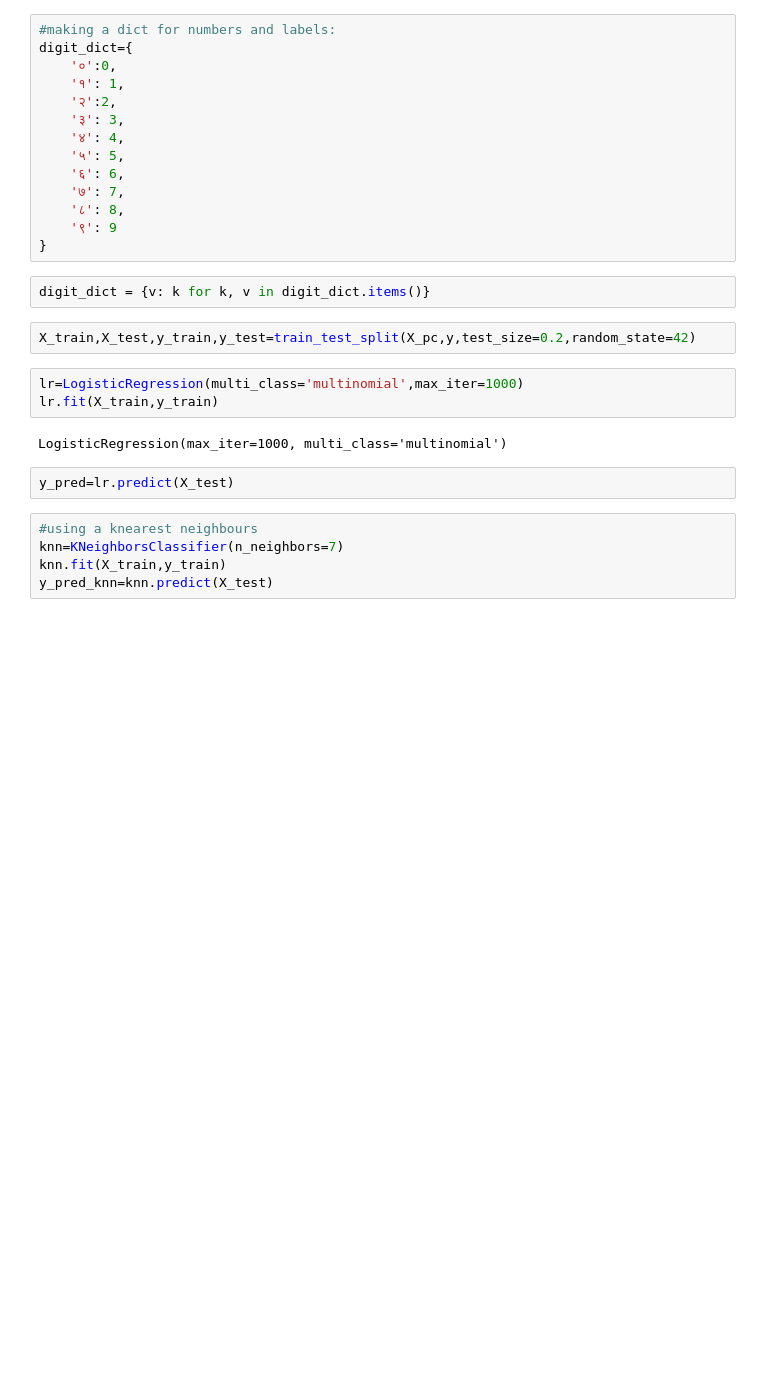
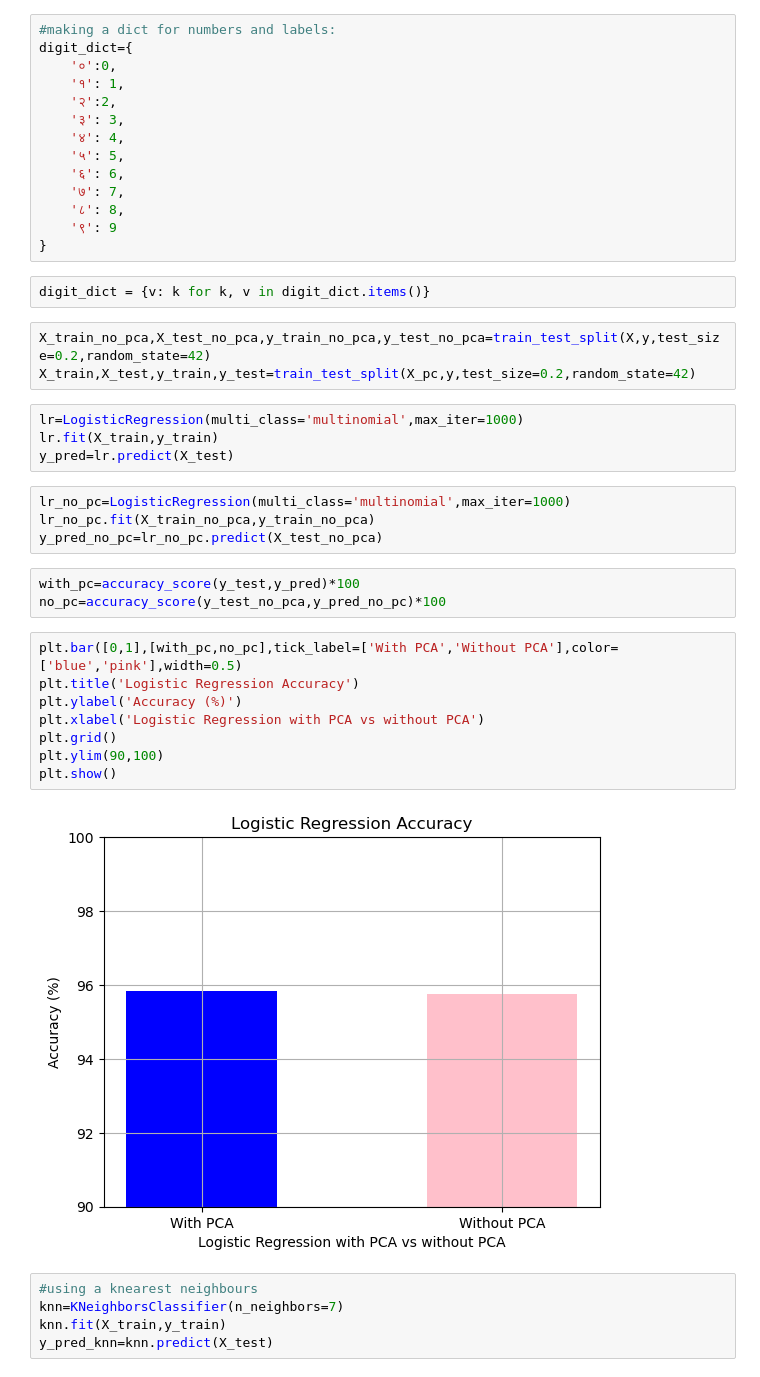
Before and after one commit to PratyushKattel/Digit_classifier, a Jupyter notebook: notebooks/classifying_digits.ipynb, the cells around one changed output. Saved outputs shown, nothing was run; the diff lists cells and outputs as text; blank space fills up the shorter version.

```diff
--- a/notebooks/classifying_digits.ipynb
+++ b/notebooks/classifying_digits.ipynb
@@ -59,14 +59,29 @@ digit_dict={
 # %%
 digit_dict = {v: k for k, v in digit_dict.items()}
 # %%
+X_train_no_pca,X_test_no_pca,y_train_no_pca,y_test_no_pca=train_test_split(X,y,test_size=0.2,random_state=42)
 X_train,X_test,y_train,y_test=train_test_split(X_pc,y,test_size=0.2,random_state=42)
 # %%
 lr=LogisticRegression(multi_class='multinomial',max_iter=1000)
 lr.fit(X_train,y_train)
+y_pred=lr.predict(X_test)
-# %% [output]
-LogisticRegression(max_iter=1000, multi_class='multinomial')
-# %%
-y_pred=lr.predict(X_test)
+# %%
+lr_no_pc=LogisticRegression(multi_class='multinomial',max_iter=1000)
+lr_no_pc.fit(X_train_no_pca,y_train_no_pca)
+y_pred_no_pc=lr_no_pc.predict(X_test_no_pca)
+# %%
+with_pc=accuracy_score(y_test,y_pred)*100
+no_pc=accuracy_score(y_test_no_pca,y_pred_no_pc)*100
+# %%
+plt.bar([0,1],[with_pc,no_pc],tick_label=['With PCA','Without PCA'],color=['blue','pink'],width=0.5)
+plt.title('Logistic Regression Accuracy')
+plt.ylabel('Accuracy (%)')
+plt.xlabel('Logistic Regression with PCA vs without PCA')
+plt.grid()
+plt.ylim(90,100)
+plt.show()
+# %% [output]
+[figure, added]
 # %%
 #using a knearest neighbours
 knn=KNeighborsClassifier(n_neighbors=7)
```
Also changed, not shown: parts of 6 cells of this notebook, 2 other files.
